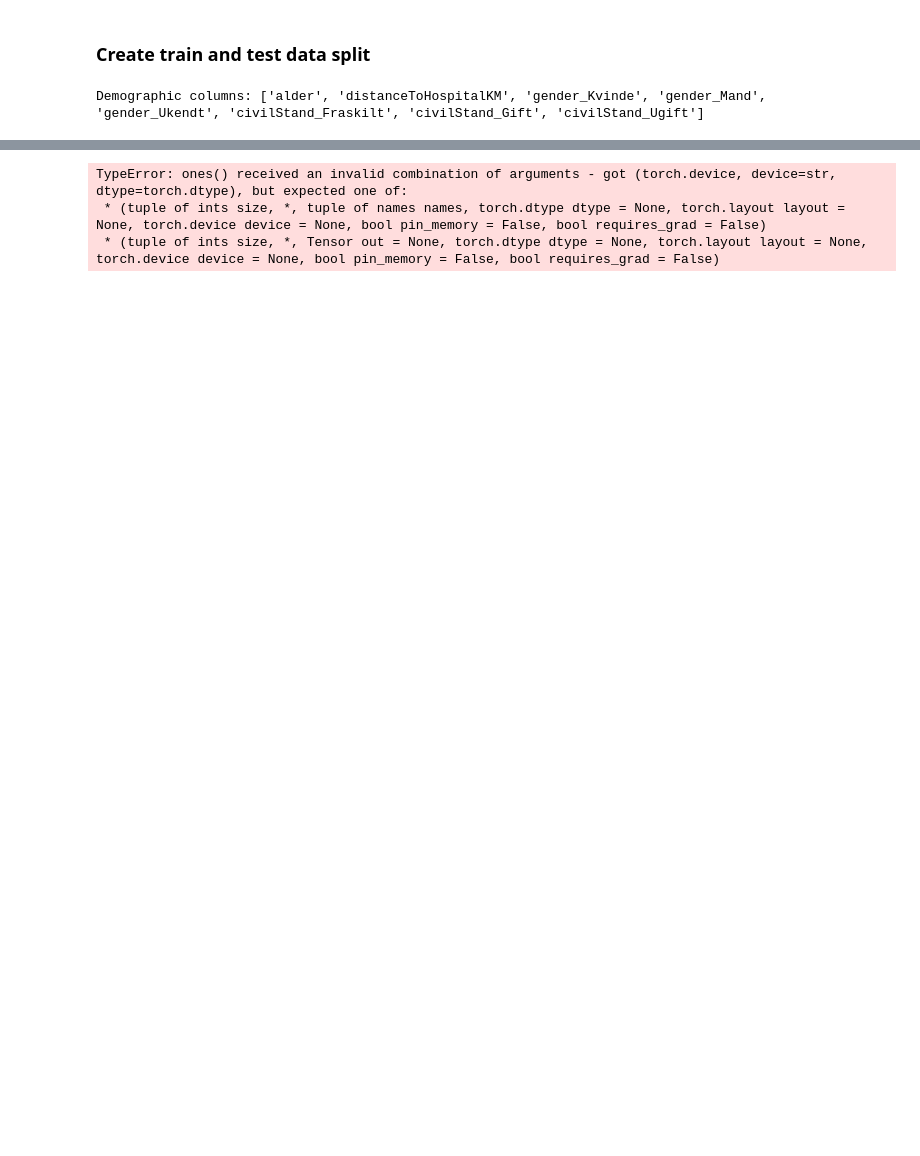
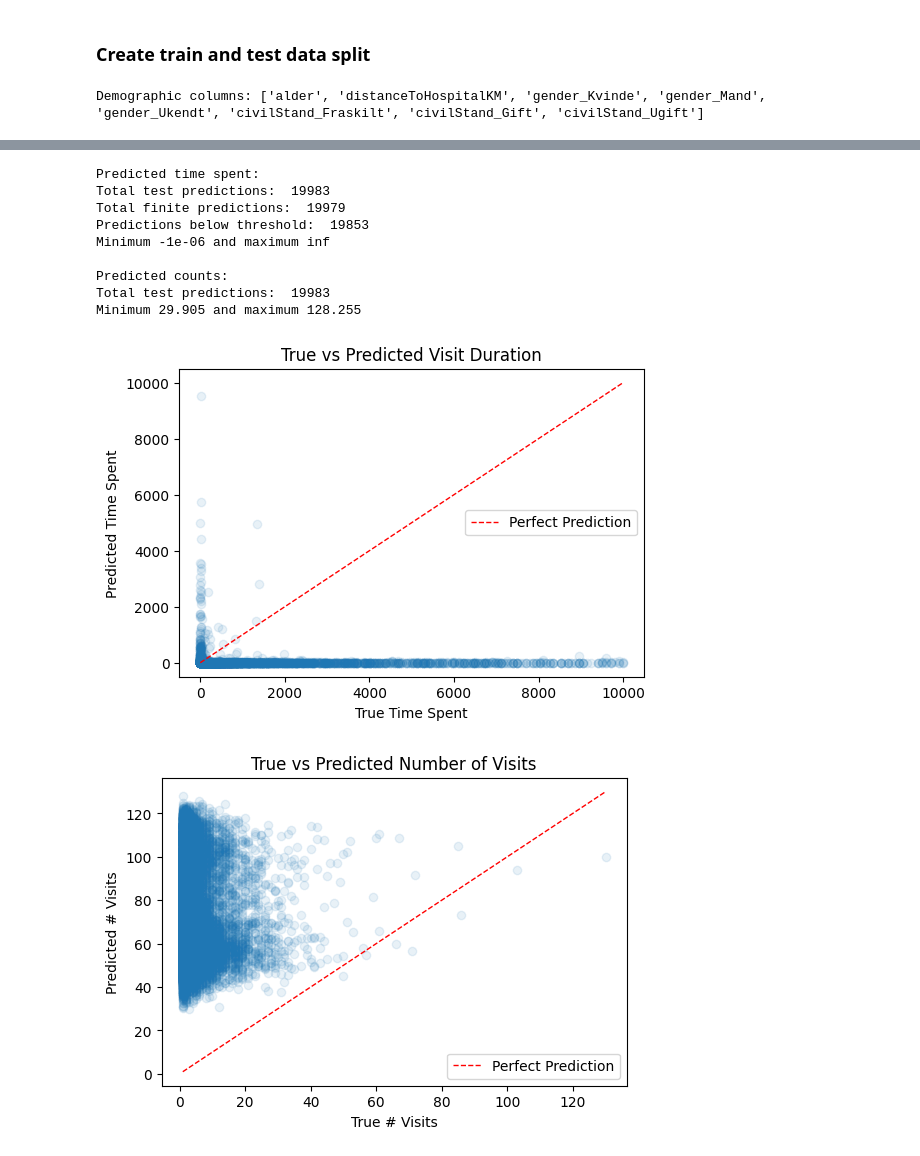
Before and after one commit to KarolineKlan/mbml_project, a Jupyter notebook: train_mixture_model.ipynb, the cells around one changed output, grey strips where cells are left out. Cells and saved outputs as stored; diff of their text form; code cells hidden in the pictures; blank space fills up the shorter version.

```diff
--- a/train_mixture_model.ipynb
+++ b/train_mixture_model.ipynb
@@ -132,49 +346,90 @@ plot_loss(losses)
 # Plot predictions on test set
 x_emb_test = x_emb_test.to(device).to(torch.float64)
 d_demo_test = d_demo_test.to(device).to(torch.float64)
 v_time_test = v_time_test.to(device).to(torch.float64)
+v_time_test_log = v_time_test_log.to(device).to(torch.float64)
 a_count_test = a_count_test.to(device).to(torch.float64)
 
 predictive = Predictive(
     MixtureModel,
     guide=MixtureModelGuide,
     num_samples=200,                      # number of posterior draws
-    return_sites=["obs_time", "obs_visits"]
+    return_sites=["obs_logtime", "obs_visits"]
 )
 
 # 3. Draw posterior‐predictive samples
-samples = predictive(x_emb_test, d_demo_test, None, None, device)
+samples = predictive(x_emb_test_pca, d_demo_test, None, None, G, device)
 
 # 4. Compute the posterior mean prediction for each outcome
-pred_time   = samples["obs_time"].mean(dim=0).cpu().numpy()
+#pred_time   = samples["obs_time"].mean(dim=0).cpu().numpy()
+pred_log = samples["obs_logtime"].mean(0)
+pred_log = reverse_standardize_tensor(pred_log, v_time_mean, v_time_std)
+pred_time = torch.exp(pred_log) - 1e-6
+pred_time = pred_time.cpu().numpy()
 pred_visits = samples["obs_visits"].mean(dim=0).cpu().numpy()
 
 # 5. Get the “true” values
-true_time   = v_time_test.cpu().numpy()
+v_time_test_log_reversed = reverse_standardize_tensor(v_time_test_log, v_time_mean, v_time_std)
+true_time = torch.exp(v_time_test_log_reversed) - 1e-6
+true_time   = true_time.cpu().numpy()
 true_visits = a_count_test.cpu().numpy()
 
+threshold = 1e4
+
+# Create a valid mask
+print("Predicted time spent:")
+print("Total test predictions: ", len(pred_time))
+print("Total finite predictions: ", sum(np.isfinite(pred_time)))
+print("Predictions below threshold: ", sum(pred_time < threshold))
+print(f"Minimum {pred_time.min()} and maximum {pred_time.max()}")
+
+print("\nPredicted counts:")
+print("Total test predictions: ", len(pred_visits))
+print(f"Minimum {pred_visits.min()} and maximum {pred_visits.max()}")
+
+
+mask = np.isfinite(pred_time) & (pred_time < threshold) & (true_time < threshold)
+# Apply the mask to the true and predicted values
+true_time = true_time[mask]
+pred_time = pred_time[mask]
+
 # 6. Plot True vs Predicted for time
-plt.figure()
-plt.scatter(true_time, pred_time)
-plt.plot([true_time.min(), true_time.max()],
-         [true_time.min(), true_time.max()],
-         linewidth=1)
-plt.xlabel("True Time Spent")
-plt.ylabel("Predicted Time Spent")
-plt.title("True vs Predicted Time Spent")
+if true_time.size == 0 or pred_time.size == 0:
+    print("No valid data to plot.")
+else:
+    plt.figure(figsize=(6, 4))
+    plt.scatter(true_time, pred_time,  alpha=0.1)
+    plt.plot([true_time.min(), true_time.max()],
+            [true_time.min(), true_time.max()],
+             'r--', linewidth=1,label="Perfect Prediction")
+    plt.xlabel("True Time Spent")
+    plt.ylabel("Predicted Time Spent")
+    plt.title("True vs Predicted Visit Duration")
+    plt.legend()
+    plt.savefig(os.path.join(save_dir,f"time_pred_true_{G}groups_{total_samples}samples_{num_steps}steps.pdf"))
+    plt.show()
 
 # 7. Plot True vs Predicted for visits
-plt.figure()
-plt.scatter(true_visits, pred_visits)
+plt.figure(figsize=(6, 4))
+plt.scatter(true_visits, pred_visits, alpha=0.1)
 plt.plot([true_visits.min(), true_visits.max()],
          [true_visits.min(), true_visits.max()],
-         linewidth=1)
+          'r--', linewidth=1, label="Perfect Prediction")
 plt.xlabel("True # Visits")
 plt.ylabel("Predicted # Visits")
 plt.title("True vs Predicted Number of Visits")
-
+plt.legend()
+plt.savefig(os.path.join(save_dir,f"count_pred_true_{G}groups_{total_samples}samples_{num_steps}steps.pdf"))
 plt.show()
 # %% [output]
-TypeError: ones() received an invalid combination of arguments - got (torch.device, device=str, dtype=torch.dtype), but expected one of:
- * (tuple of ints size, *, tuple of names names, torch.dtype dtype = None, torch.layout layout = None, torch.device device = None, bool pin_memory = False, bool requires_grad = False)
- * (tuple of ints size, *, Tensor out = None, torch.dtype dtype = None, torch.layout layout = None, torch.device device = None, bool pin_memory = False, bool requires_grad = False)
+Predicted time spent:
+Total test predictions:  19983
+Total finite predictions:  19979
+Predictions below threshold:  19853
+Minimum -1e-06 and maximum inf
+
+Predicted counts:
+Total test predictions:  19983
+Minimum 29.905 and maximum 128.255
+[figure, added]
+[figure, added]
```
Also changed, not shown: parts of 15 cells of this notebook.
